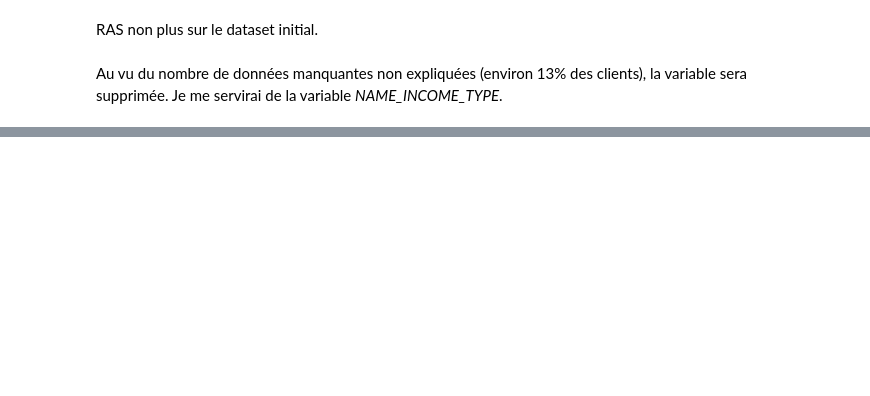
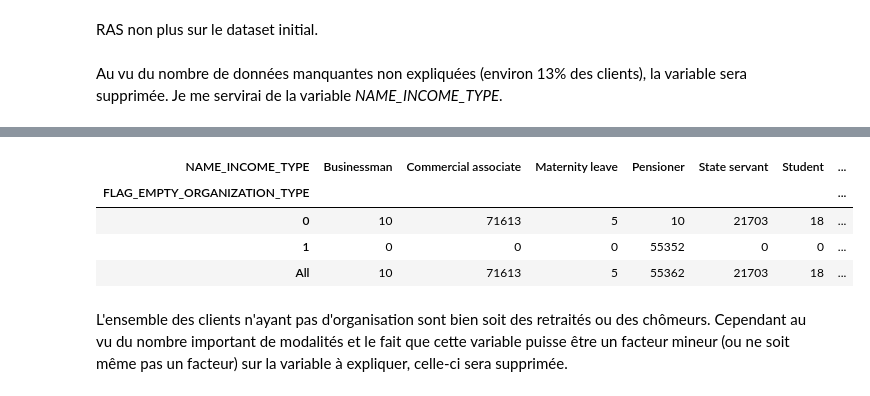
Before and after one commit to sebastienbourgeois/oc-p7-implementer-modele-scoring, a Jupyter notebook: code/modelisation.ipynb, the cells around one changed output, grey strips where cells are left out. Drawn from its saved outputs; the diff is of its cells as text; code cells hidden in the pictures; blank space fills up the shorter version.

```diff
--- a/code/modelisation.ipynb
+++ b/code/modelisation.ipynb
@@ -206,6 +207,7 @@ variables_a_conserver = [
     "AMT_ANNUITY",
     "AMT_GOODS_PRICE",
     "NAME_INCOME_TYPE",
+    "NAME_EDUCATION_TYPE",
     "NAME_FAMILY_STATUS",
     "NAME_HOUSING_TYPE",
     "DAYS_BIRTH",
@@ -393,0 +580,11 @@ memory usage: 56.6+ MB
+# %%
+analyse_type_organisation_vide = pd.crosstab(credits["FLAG_EMPTY_ORGANIZATION_TYPE"], credits["NAME_INCOME_TYPE"], margins=True)
+analyse_type_organisation_vide
+# %% [output]
+| NAME_INCOME_TYPE | Businessman | Commercial associate | Maternity leave | Pensioner | State servant | Student | ... |
+| FLAG_EMPTY_ORGANIZATION_TYPE |  |  |  |  |  |  | ... |
+| 0 | 10 | 71613 | 5 | 10 | 21703 | 18 | ... |
+| 1 | 0 | 0 | 0 | 55352 | 0 | 0 | ... |
+| All | 10 | 71613 | 5 | 55362 | 21703 | 18 | ... |
+# %% [markdown]
+L'ensemble des clients n'ayant pas d'organisation sont bien soit des retraités ou des chômeurs. Cependant au vu du nombre important de modalités et le fait que cette variable puisse être un facteur mineur (ou ne soit même pas un facteur) sur la variable à expliquer, celle-ci sera supprimée.
```
Also changed, not shown: parts of 24 cells of this notebook, 1 other file.
